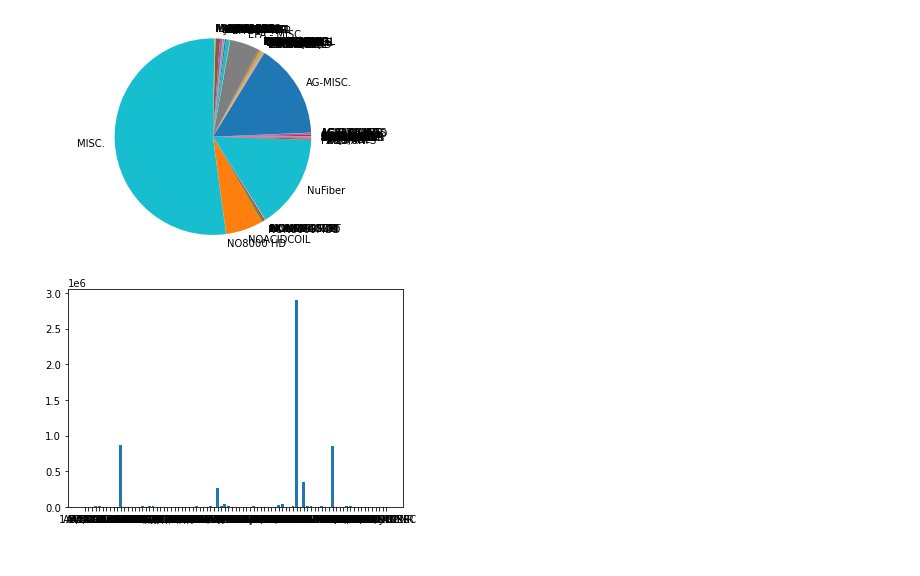
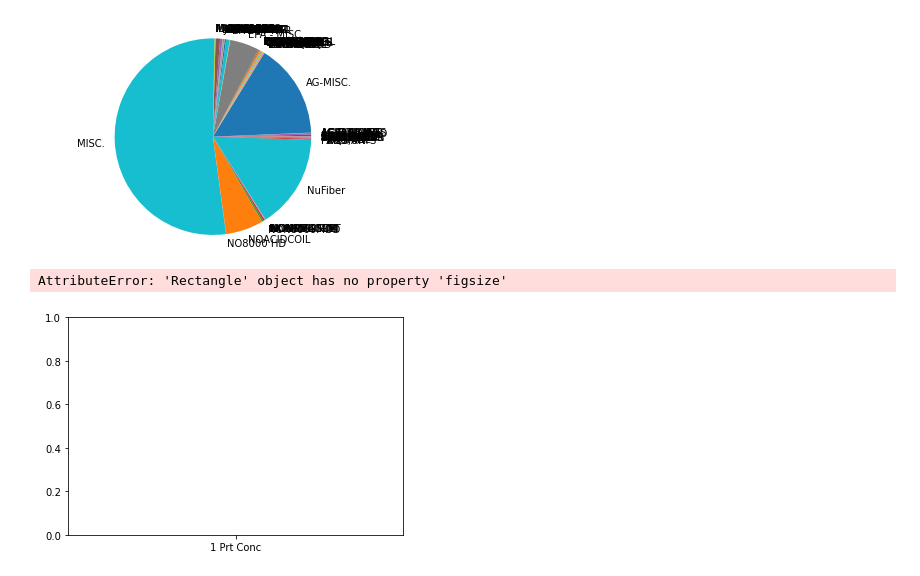
Before and after one commit to aadeba5/Project1, a Jupyter notebook: Nuance_Eric.ipynb, the cells around one changed output. Drawn from its saved outputs; the diff is of its cells as text; code cells hidden in the pictures.

```diff
--- a/Nuance_Eric.ipynb
+++ b/Nuance_Eric.ipynb
@@ -80,2 +74,5 @@ print(len(category_sales_2020))
-# %%
-labels = category_sales_2019.index
+# %%
+twenty19_cat = len(category_sales_2019)
+twenty20_cat = len(category_sales_2020)
+twenty19_high = category_sales_2019['qty_ship'].max()
+twenty20_high = category_sales_2020['qty_ship'].max()
@@ -86,7 +86,9 @@ plt.show()
 # %% [output]
 [figure]
 # %%
-plt.bar(height = category_sales_2019['qty_ship'], x = labels)
+plt.bar(height = category_sales_2019['qty_ship'], x = labels, width = 1,
+        figsize = (twenty19_cat,twenty19_high))
 plt.show()
 # %% [output]
+AttributeError: 'Rectangle' object has no property 'figsize'
-[figure, old version]
+[figure, new version]
```
Also changed, not shown: parts of 3 cells of this notebook.
